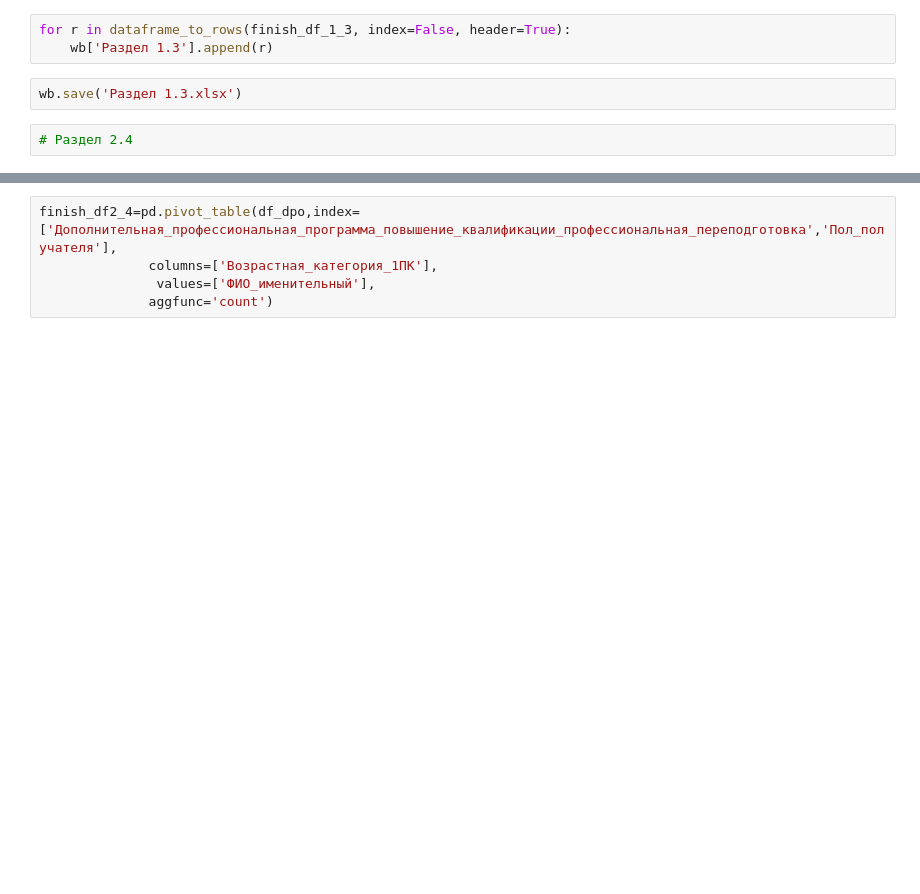
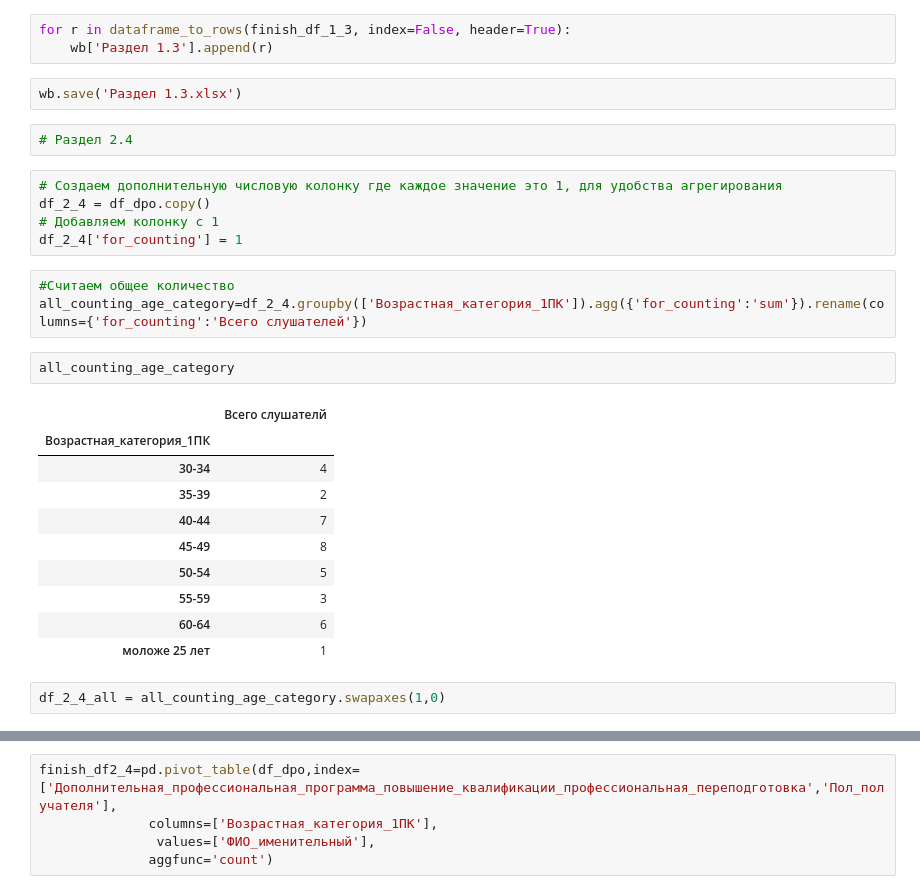
Before and after one commit to t0r1n88/Lindy, a Jupyter notebook: report_1PK.ipynb, the cells around one changed output, grey strips where cells are left out. Saved outputs shown, nothing was run; the diff lists cells and outputs as text; blank space fills up the shorter version.

```diff
--- a/report_1PK.ipynb
+++ b/report_1PK.ipynb
@@ -137,3 +137,26 @@ for r in dataframe_to_rows(finish_df_1_3, index=False, header=True):
 wb.save('Раздел 1.3.xlsx')
 # %%
 # Раздел 2.4
+# %%
+# Создаем дополнительную числовую колонку где каждое значение это 1, для удобства агрегирования
+df_2_4 = df_dpo.copy()
+# Добавляем колонку с 1
+df_2_4['for_counting'] = 1
+# %%
+#Считаем общее количество
+all_counting_age_category=df_2_4.groupby(['Возрастная_категория_1ПК']).agg({'for_counting':'sum'}).rename(columns={'for_counting':'Всего слушателей'})
+# %%
+all_counting_age_category
+# %% [output]
+|  | Всего слушателй |
+| Возрастная_категория_1ПК |  |
+| 30-34 | 4 |
+| 35-39 | 2 |
+| 40-44 | 7 |
+| 45-49 | 8 |
+| 50-54 | 5 |
+| 55-59 | 3 |
+| 60-64 | 6 |
+| моложе 25 лет | 1 |
+# %%
+df_2_4_all = all_counting_age_category.swapaxes(1,0)
```
Also changed, not shown: parts of 13 cells of this notebook.
